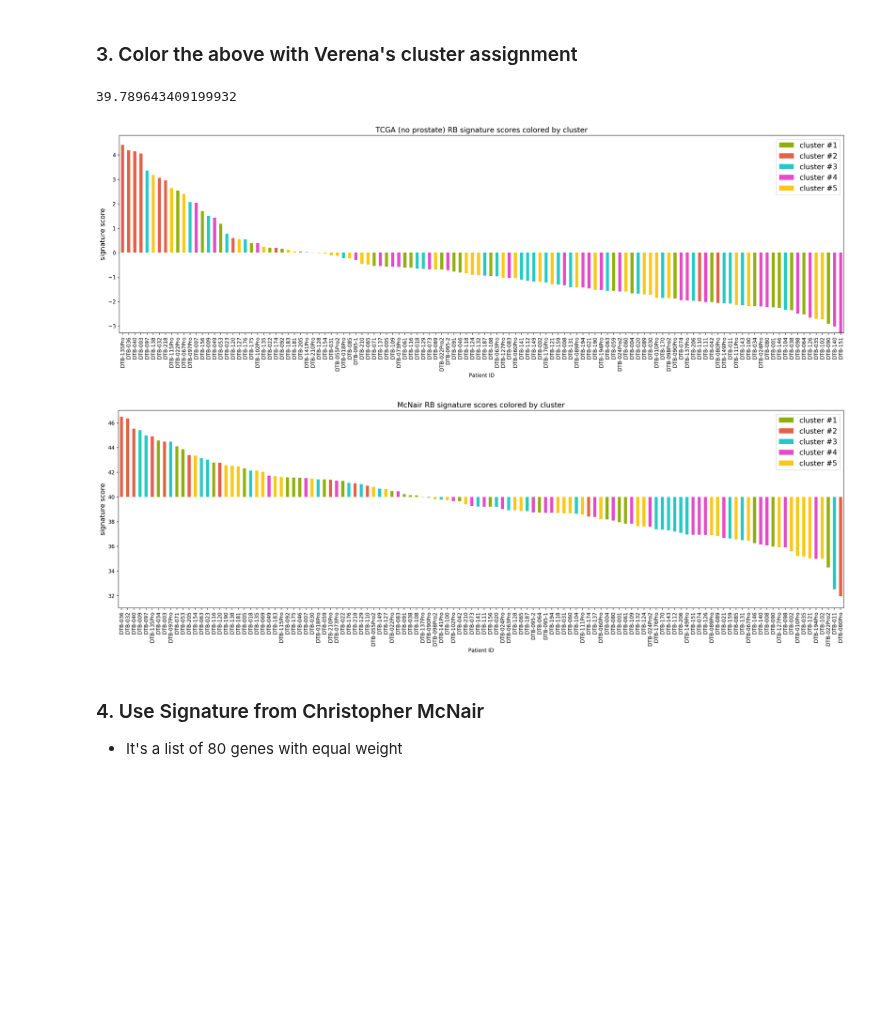
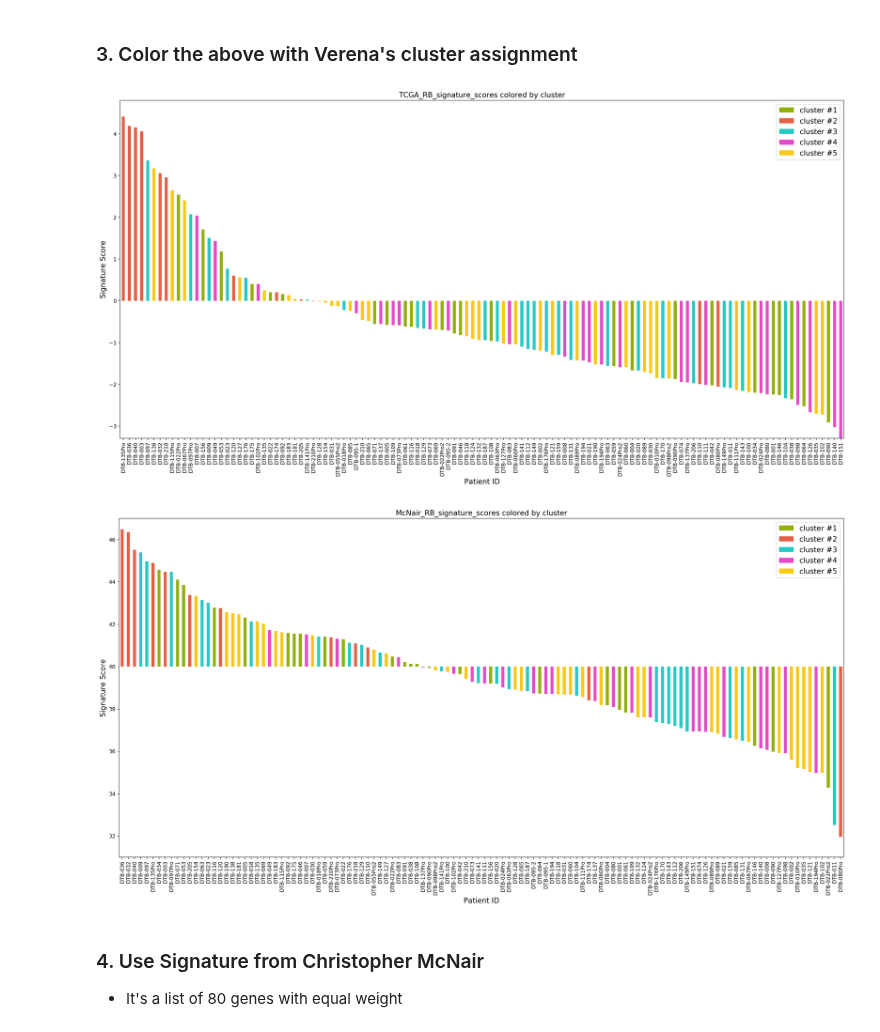
Before and after one commit to MollyZhang/ARsig_python, a Jupyter notebook: RBsig.ipynb, the cells around one changed output. Saved outputs shown, nothing was run; the diff lists cells and outputs as text; code cells hidden in the pictures; blank space fills up the shorter version.

Commit message:
remove redundant figures, small tweak to notebook

```diff
--- a/RBsig.ipynb
+++ b/RBsig.ipynb
@@ -386,46 +386,44 @@ assert(sorted(list(RBscores.index)) == sorted(list(cluster_df.index)))
 # set the McNair signature to center at DTB-141Pro
 # cutoff = RBscores.loc["DTB-141Pro", "McNair_RB_sig (quantile WCDT data)"]
 RBscores["McNair_RB_sig (quantile WCDT data)"] = RBscores["McNair_RB_sig (quantile WCDT data)"] - 40
-# %%
-cut_off
-# %% [output]
-39.789643409199932
 # %%
 colors = ["#91AF0B", "#E46046", "#26C9C4", "#E54BC6", "#FAC816"]
-titles = ["TCGA (no prostate) RB signature scores", "McNair RB signature scores"]
+titles = ["TCGA_RB_signature_scores", "McNair_RB_signature_scores"]
 
 
 for i, sig in enumerate(RBscores.columns):
     RBscores.sort_values(sig, ascending=False, inplace=True)
     c1 = list(cluster_df[cluster_df[1] == "c1"].index)
     c2 = list(cluster_df[cluster_df[1] == "c2"].index)
     c3 = list(cluster_df[cluster_df[1] == "c3"].index)
     c4 = list(cluster_df[cluster_df[1] == "c4"].index)
     c5 = list(cluster_df[cluster_df[1] == "c5"].index)
     colors_dict = dict(zip(c1 + c2 + c3 + c4 + c5,
                       [colors[0]] * len(c1) + [colors[1]] * len(c2) +
                       [colors[2]] * len(c3) + [colors[3]] * len(c4) + [colors[4]] * len(c5)))
     fig, ax= plt.subplots(dpi=200)
-    fig.set_size_inches(25,7)
+    fig.set_size_inches(25,12)
     RBscores[sig].plot.bar(ax=ax, color=[colors_dict[i] for i in RBscores.index])
     ax.set_ylabel("signature score", fontsize=13)
     c1_proxy = plt.Rectangle((0, 0), 1, 1, fc=colors[0])
     c2_proxy = plt.Rectangle((0, 0), 1, 1, fc=colors[1])
     c3_proxy = plt.Rectangle((0, 0), 1, 1, fc=colors[2])
     c4_proxy = plt.Rectangle((0, 0), 1, 1, fc=colors[3])
     c5_proxy = plt.Rectangle((0, 0), 1, 1, fc=colors[4])
     ax.legend([c1_proxy,c2_proxy,c3_proxy,c4_proxy,c5_proxy],
               ['cluster #1','cluster #2','cluster #3','cluster #4','cluster #5'], fontsize=14, loc="upper right")
     ax.set_title("{0} colored by cluster".format(titles[i]), fontsize=14)
+    ax.set_xlabel("Patient ID", fontsize=14)
+    ax.set_ylabel("Signature Score", fontsize=14)
     if i == 1:
         a=ax.get_yticks().tolist()
         a=[int(i+40) for i in a]
         ax.set_ylim([-9,7])
         ax.set_yticklabels(a)
-    fig.savefig("./{0}_scores_cluster_color.png".format(sig), dpi=200)
+    fig.savefig("./figures/{0}_cluster_color.png".format(titles[i]), dpi=200)
 # %% [output]
-[figure, old version]
+[figure, new version]
-[figure, old version]
+[figure, new version]
 # %% [markdown]
 ### 4. Use Signature from Christopher McNair
 * It's a list of 80 genes with equal weight
```
Also changed, not shown: parts of 2 cells of this notebook, 20 other files.
